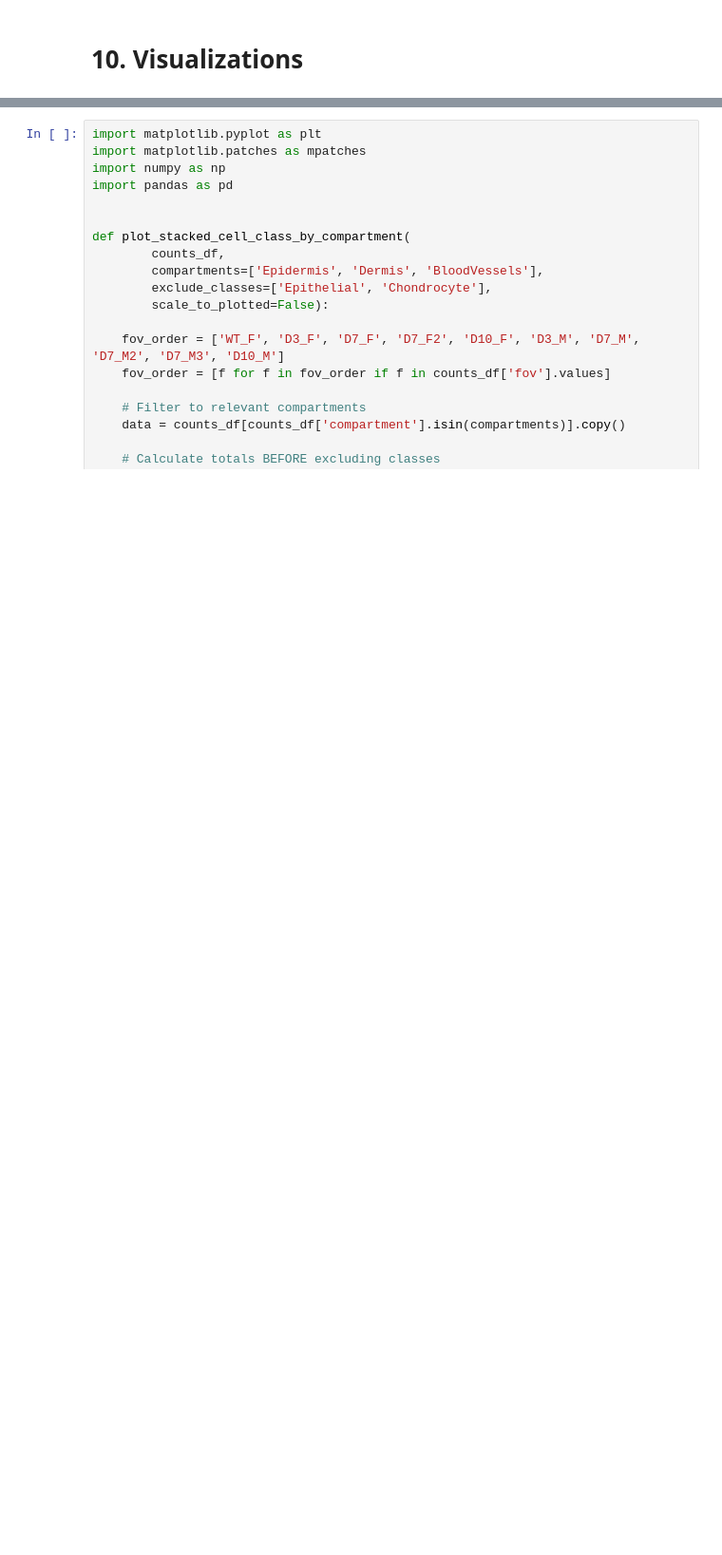
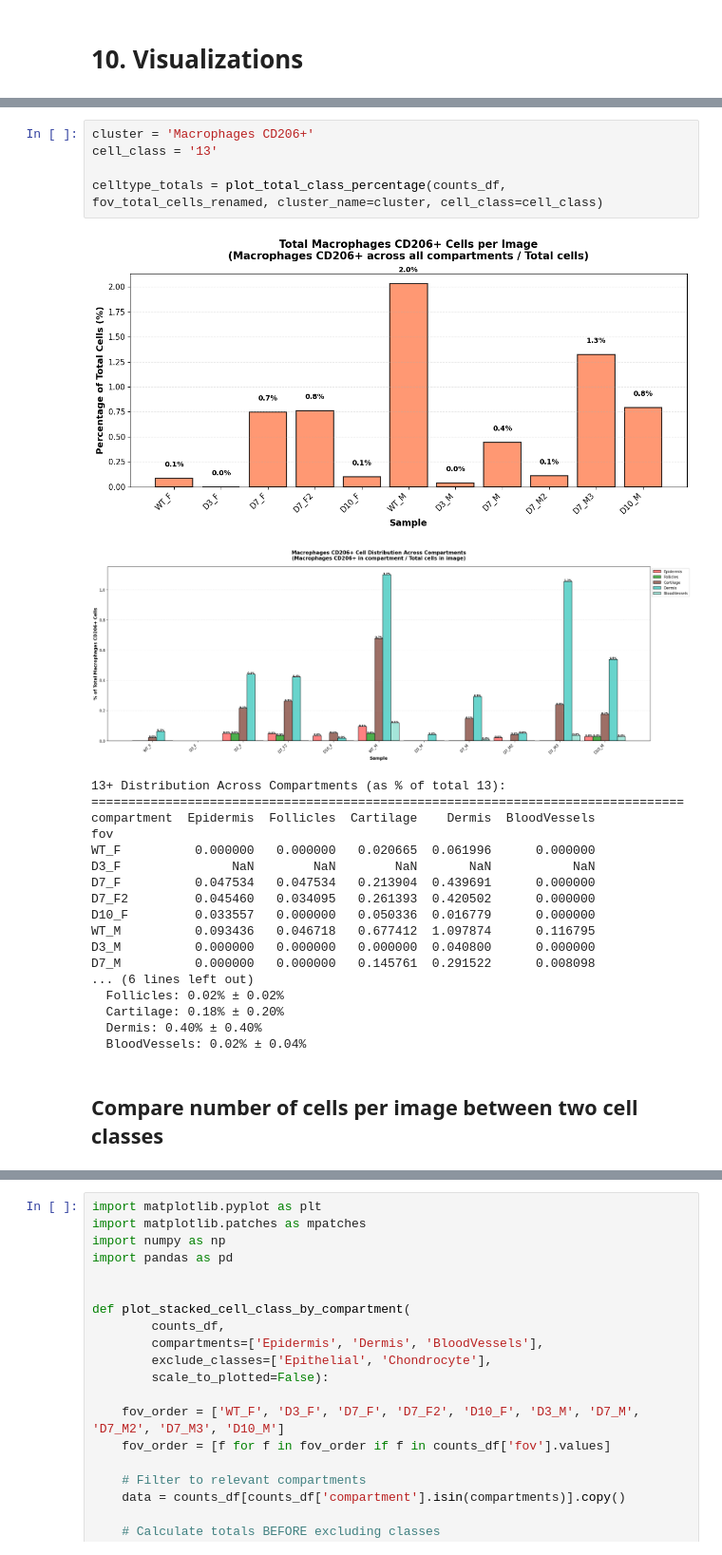
Before and after one commit to DominicBuxton/iMSC_Xenium_Phenocycler_Analysis, a Jupyter notebook: Registration/CellCount_manipulation.ipynb, the cells around one changed output, grey strips where cells are left out. Shown at 95% size. Saved outputs shown, nothing was run; the diff lists cells and outputs as text; blank space fills up the shorter version.

```diff
--- a/Registration/CellCount_manipulation.ipynb
+++ b/Registration/CellCount_manipulation.ipynb
@@ -674,3 +645,30 @@ Detailed breakdown:
+# %%
+cluster = 'Macrophages CD206+'
+cell_class = '13'
+
+celltype_totals = plot_total_class_percentage(counts_df, fov_total_cells_renamed, cluster_name=cluster, cell_class=cell_class)
+# %% [output]
+[figure, added]
+[figure, added]
+13+ Distribution Across Compartments (as % of total 13):
+================================================================================
+compartment  Epidermis  Follicles  Cartilage    Dermis  BloodVessels
+fov
+WT_F          0.000000   0.000000   0.020665  0.061996      0.000000
+D3_F               NaN        NaN        NaN       NaN           NaN
+D7_F          0.047534   0.047534   0.213904  0.439691      0.000000
+D7_F2         0.045460   0.034095   0.261393  0.420502      0.000000
+D10_F         0.033557   0.000000   0.050336  0.016779      0.000000
+WT_M          0.093436   0.046718   0.677412  1.097874      0.116795
+D3_M          0.000000   0.000000   0.000000  0.040800      0.000000
+D7_M          0.000000   0.000000   0.145761  0.291522      0.008098
+... (6 lines left out)
+  Follicles: 0.02% ± 0.02%
+  Cartilage: 0.18% ± 0.20%
+  Dermis: 0.40% ± 0.40%
+  BloodVessels: 0.02% ± 0.04%
+# %% [markdown]
+## Compare number of cells per image between two cell classes
 # %%
 sns.set_style("whitegrid")
 plt.rcParams['figure.dpi'] = 100
```
Also changed, not shown: parts of 28 cells of this notebook.
